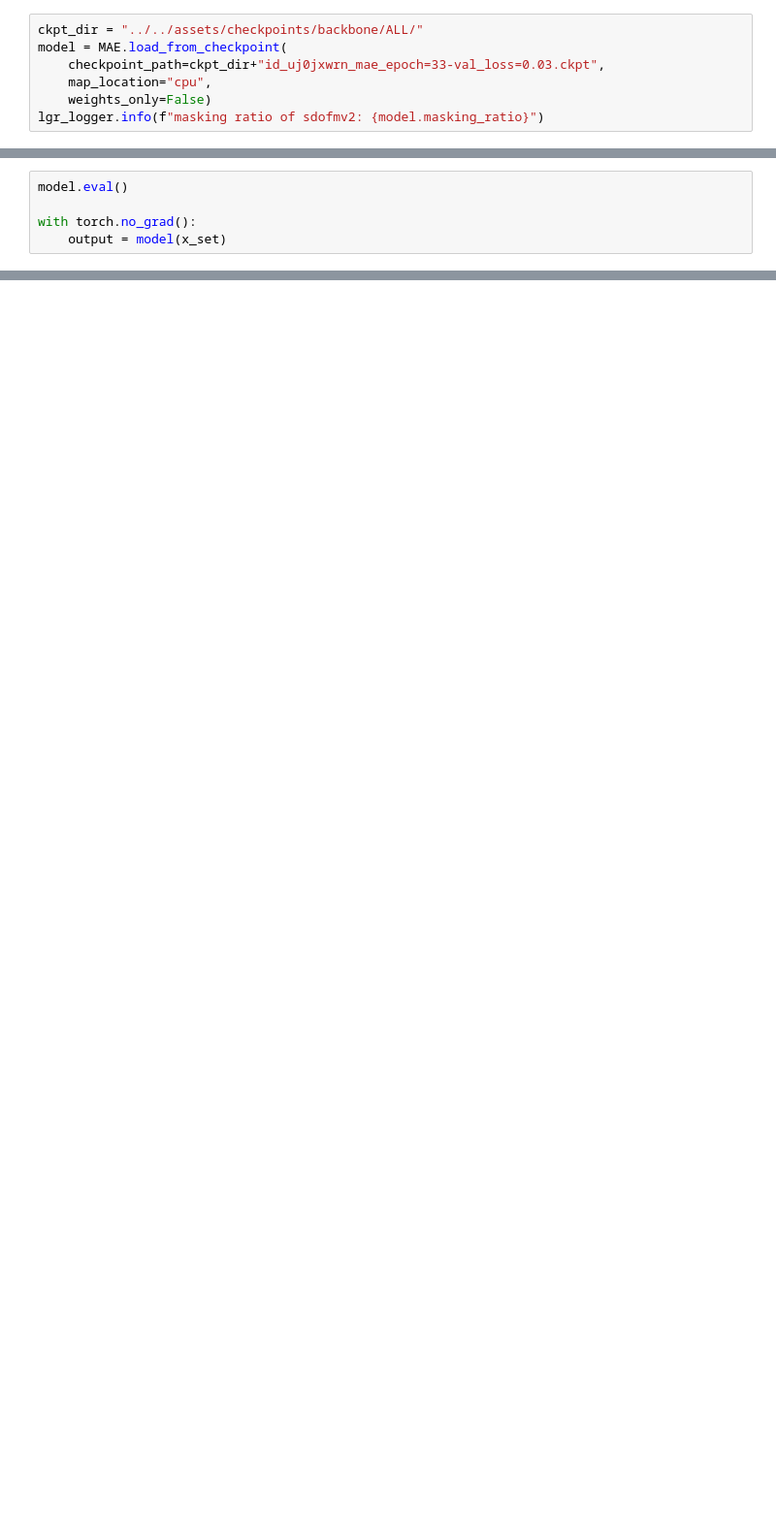
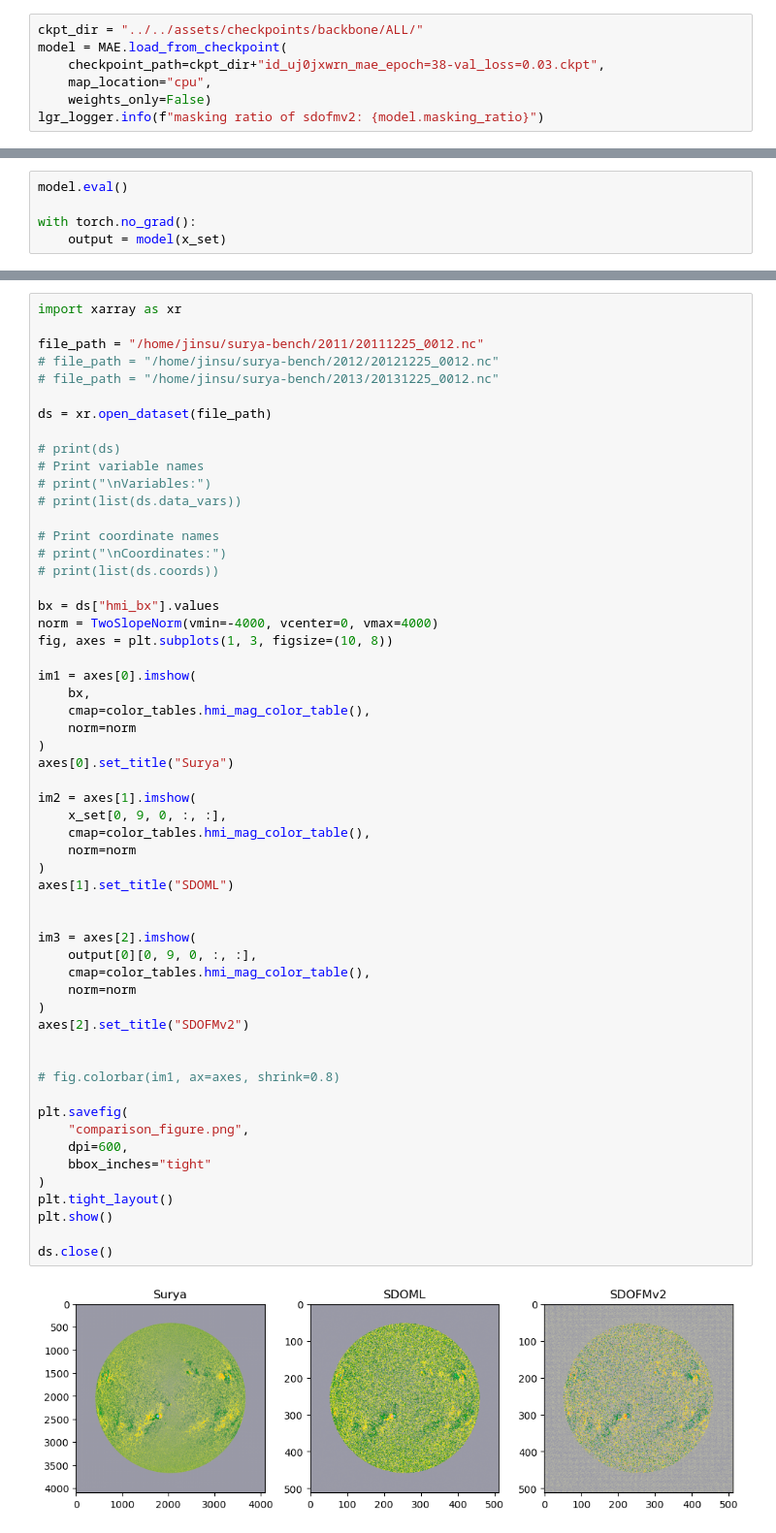
Before and after one commit to Joaggi/sdofmv2, a Jupyter notebook: notebooks/analysis/visualize_sdofmv2_ALL_three_imgs.ipynb, the cells around one changed output, grey strips where cells are left out. Shown at 97% size. Cells and saved outputs as stored; diff of their text form; blank space fills up the shorter version.

```diff
--- a/notebooks/analysis/visualize_sdofmv2_ALL_three_imgs.ipynb
+++ b/notebooks/analysis/visualize_sdofmv2_ALL_three_imgs.ipynb
@@ -97,7 +97,7 @@ cms = [
 # %%
 ckpt_dir = "../../assets/checkpoints/backbone/ALL/"
 model = MAE.load_from_checkpoint(
-    checkpoint_path=ckpt_dir+"id_uj0jxwrn_mae_epoch=33-val_loss=0.03.ckpt",
+    checkpoint_path=ckpt_dir+"id_uj0jxwrn_mae_epoch=38-val_loss=0.03.ckpt",
     map_location="cpu",
     weights_only=False)
 lgr_logger.info(f"masking ratio of sdofmv2: {model.masking_ratio}")
@@ -146,0 +147,58 @@ Datetime: [Timestamp('2011-12-25 00:12:00'), Timestamp('2012-12-25 00:12:00'), T
+# %%
+import xarray as xr
+
+file_path = "/home/jinsu/surya-bench/2011/20111225_0012.nc"
+# file_path = "/home/jinsu/surya-bench/2012/20121225_0012.nc"
+# file_path = "/home/jinsu/surya-bench/2013/20131225_0012.nc"
+
+ds = xr.open_dataset(file_path)
+
+# print(ds)
+# Print variable names
+# print("\nVariables:")
+# print(list(ds.data_vars))
+
+# Print coordinate names
+# print("\nCoordinates:")
+# print(list(ds.coords))
+
+bx = ds["hmi_bx"].values
+norm = TwoSlopeNorm(vmin=-4000, vcenter=0, vmax=4000)
+fig, axes = plt.subplots(1, 3, figsize=(10, 8))
+
+im1 = axes[0].imshow(
+    bx,
+    cmap=color_tables.hmi_mag_color_table(),
+    norm=norm
+)
+axes[0].set_title("Surya")
+
+im2 = axes[1].imshow(
+    x_set[0, 9, 0, :, :],
+    cmap=color_tables.hmi_mag_color_table(),
+    norm=norm
+)
+axes[1].set_title("SDOML")
+
+
+im3 = axes[2].imshow(
+    output[0][0, 9, 0, :, :],
+    cmap=color_tables.hmi_mag_color_table(),
+    norm=norm
+)
+axes[2].set_title("SDOFMv2")
+
+
+# fig.colorbar(im1, ax=axes, shrink=0.8)
+
+plt.savefig(
+    "comparison_figure.png",
+    dpi=600,
+    bbox_inches="tight"
+)
+plt.tight_layout()
+plt.show()
+
+ds.close()
+# %% [output]
+[figure, added]
```
Also changed, not shown: parts of 5 cells of this notebook, 8 other files.
